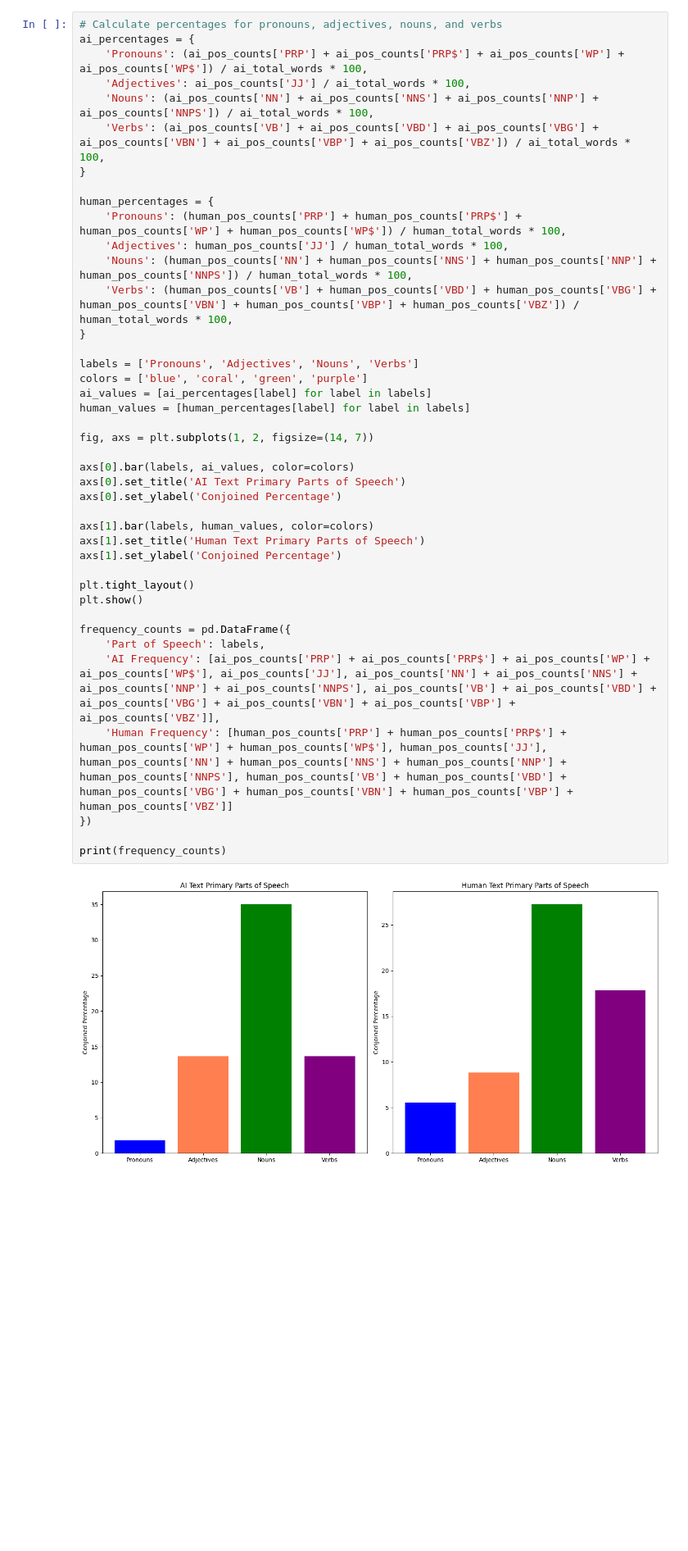
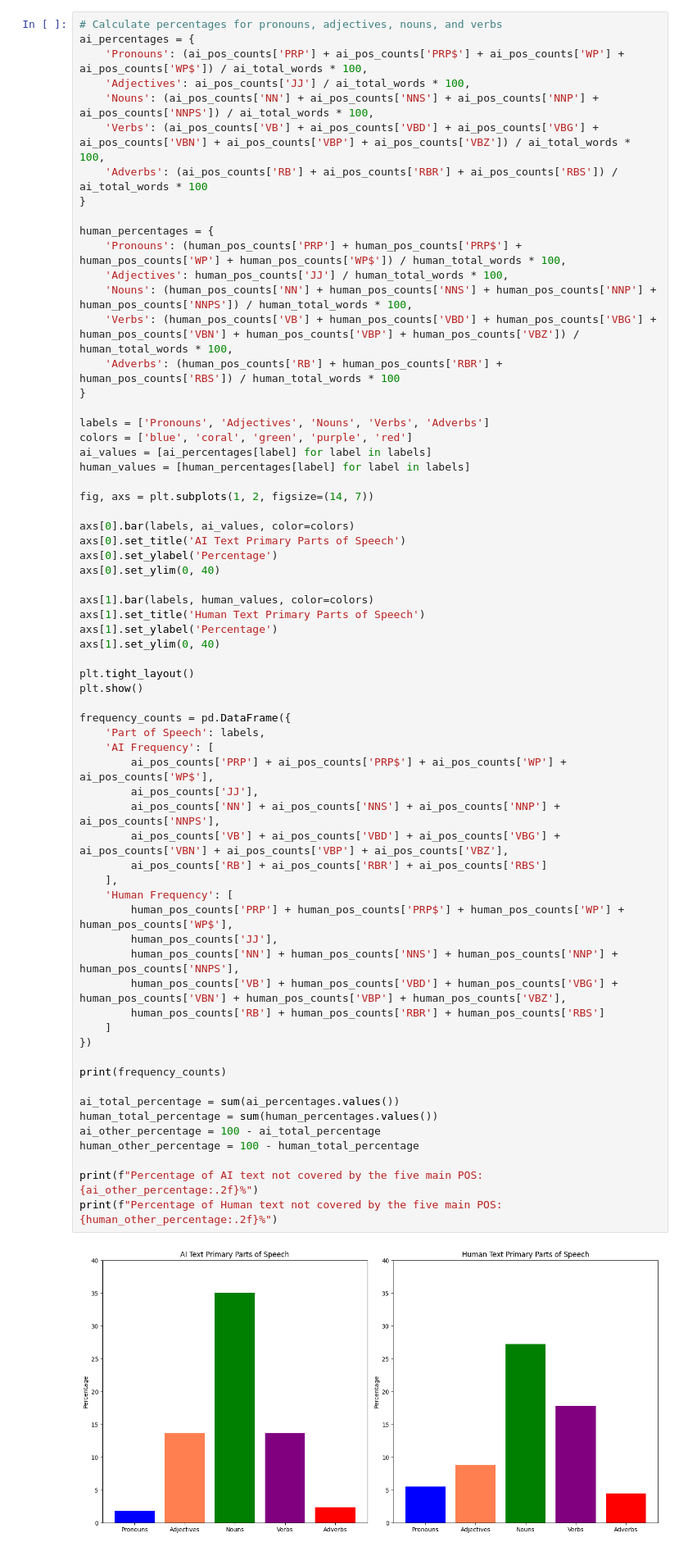
Before and after one commit to BroganDev21/Senior-Project, a Jupyter notebook: SeniorProject.ipynb, the cells around one changed output. Shown at 82% size. Saved outputs shown, nothing was run; the diff lists cells and outputs as text; blank space fills up the shorter version.

```diff
--- a/SeniorProject.ipynb
+++ b/SeniorProject.ipynb
@@ -839,42 +843,66 @@ ai_percentages = {
     'Adjectives': ai_pos_counts['JJ'] / ai_total_words * 100,
     'Nouns': (ai_pos_counts['NN'] + ai_pos_counts['NNS'] + ai_pos_counts['NNP'] + ai_pos_counts['NNPS']) / ai_total_words * 100,
     'Verbs': (ai_pos_counts['VB'] + ai_pos_counts['VBD'] + ai_pos_counts['VBG'] + ai_pos_counts['VBN'] + ai_pos_counts['VBP'] + ai_pos_counts['VBZ']) / ai_total_words * 100,
+    'Adverbs': (ai_pos_counts['RB'] + ai_pos_counts['RBR'] + ai_pos_counts['RBS']) / ai_total_words * 100
 }
 
 human_percentages = {
     'Pronouns': (human_pos_counts['PRP'] + human_pos_counts['PRP$'] + human_pos_counts['WP'] + human_pos_counts['WP$']) / human_total_words * 100,
     'Adjectives': human_pos_counts['JJ'] / human_total_words * 100,
     'Nouns': (human_pos_counts['NN'] + human_pos_counts['NNS'] + human_pos_counts['NNP'] + human_pos_counts['NNPS']) / human_total_words * 100,
     'Verbs': (human_pos_counts['VB'] + human_pos_counts['VBD'] + human_pos_counts['VBG'] + human_pos_counts['VBN'] + human_pos_counts['VBP'] + human_pos_counts['VBZ']) / human_total_words * 100,
+    'Adverbs': (human_pos_counts['RB'] + human_pos_counts['RBR'] + human_pos_counts['RBS']) / human_total_words * 100
 }
 
-labels = ['Pronouns', 'Adjectives', 'Nouns', 'Verbs']
-colors = ['blue', 'coral', 'green', 'purple']
+labels = ['Pronouns', 'Adjectives', 'Nouns', 'Verbs', 'Adverbs']
+colors = ['blue', 'coral', 'green', 'purple', 'red']
 ai_values = [ai_percentages[label] for label in labels]
 human_values = [human_percentages[label] for label in labels]
 
 fig, axs = plt.subplots(1, 2, figsize=(14, 7))
 
 axs[0].bar(labels, ai_values, color=colors)
 axs[0].set_title('AI Text Primary Parts of Speech')
-axs[0].set_ylabel('Conjoined Percentage')
+axs[0].set_ylabel('Percentage')
+axs[0].set_ylim(0, 40)
 
 axs[1].bar(labels, human_values, color=colors)
 axs[1].set_title('Human Text Primary Parts of Speech')
-axs[1].set_ylabel('Conjoined Percentage')
+axs[1].set_ylabel('Percentage')
+axs[1].set_ylim(0, 40)
 
 plt.tight_layout()
 plt.show()
 
 frequency_counts = pd.DataFrame({
     'Part of Speech': labels,
-    'AI Frequency': [ai_pos_counts['PRP'] + ai_pos_counts['PRP$'] + ai_pos_counts['WP'] + ai_pos_counts['WP$'], ai_pos_counts['JJ'], ai_pos_counts['NN'] + ai_pos_counts['NNS'] + ai_pos_counts['NNP'] + ai_pos_counts['NNPS'], ai_pos_counts['VB'] + ai_pos_counts['VBD'] + ai_pos_counts['VBG'] + ai_pos_counts['VBN'] + ai_pos_counts['VBP'] + ai_pos_counts['VBZ']],
-    'Human Frequency': [human_pos_counts['PRP'] + human_pos_counts['PRP$'] + human_pos_counts['WP'] + human_pos_counts['WP$'], human_pos_counts['JJ'], human_pos_counts['NN'] + human_pos_counts['NNS'] + human_pos_counts['NNP'] + human_pos_counts['NNPS'], human_pos_counts['VB'] + human_pos_counts['VBD'] + human_pos_counts['VBG'] + human_pos_counts['VBN'] + human_pos_counts['VBP'] + human_pos_counts['VBZ']]
+    'AI Frequency': [
+        ai_pos_counts['PRP'] + ai_pos_counts['PRP$'] + ai_pos_counts['WP'] + ai_pos_counts['WP$'],
+        ai_pos_counts['JJ'],
+        ai_pos_counts['NN'] + ai_pos_counts['NNS'] + ai_pos_counts['NNP'] + ai_pos_counts['NNPS'],
+        ai_pos_counts['VB'] + ai_pos_counts['VBD'] + ai_pos_counts['VBG'] + ai_pos_counts['VBN'] + ai_pos_counts['VBP'] + ai_pos_counts['VBZ'],
+        ai_pos_counts['RB'] + ai_pos_counts['RBR'] + ai_pos_counts['RBS']
+    ],
+    'Human Frequency': [
+        human_pos_counts['PRP'] + human_pos_counts['PRP$'] + human_pos_counts['WP'] + human_pos_counts['WP$'],
+        human_pos_counts['JJ'],
+        human_pos_counts['NN'] + human_pos_counts['NNS'] + human_pos_counts['NNP'] + human_pos_counts['NNPS'],
+        human_pos_counts['VB'] + human_pos_counts['VBD'] + human_pos_counts['VBG'] + human_pos_counts['VBN'] + human_pos_counts['VBP'] + human_pos_counts['VBZ'],
+        human_pos_counts['RB'] + human_pos_counts['RBR'] + human_pos_counts['RBS']
+    ]
 })
 
 print(frequency_counts)
+
+ai_total_percentage = sum(ai_percentages.values())
+human_total_percentage = sum(human_percentages.values())
+ai_other_percentage = 100 - ai_total_percentage
+human_other_percentage = 100 - human_total_percentage
+
+print(f"Percentage of AI text not covered by the five main POS: {ai_other_percentage:.2f}%")
+print(f"Percentage of Human text not covered by the five main POS: {human_other_percentage:.2f}%")
 # %% [output]
-[figure, old version]
+[figure, new version]
   Part of Speech  AI Frequency  Human Frequency
 0       Pronouns           812             3062
 1     Adjectives          6019             4912
```
Also changed, not shown: parts of 14 cells of this notebook.
